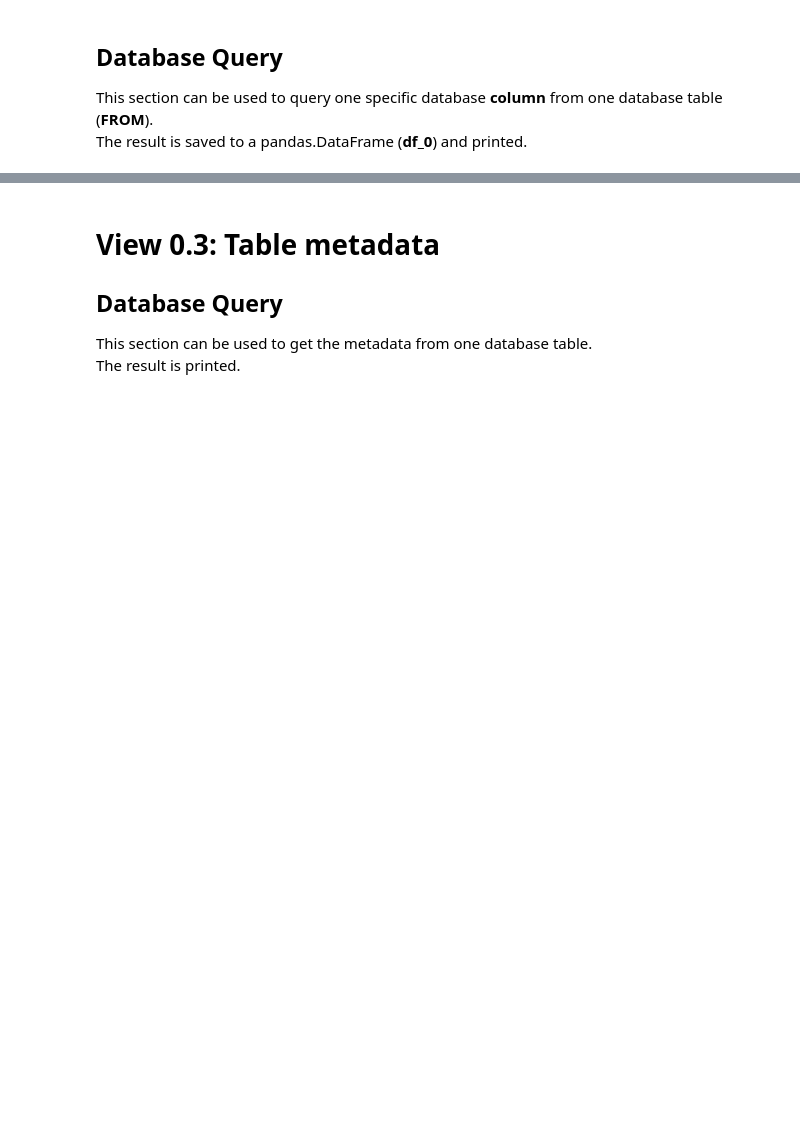
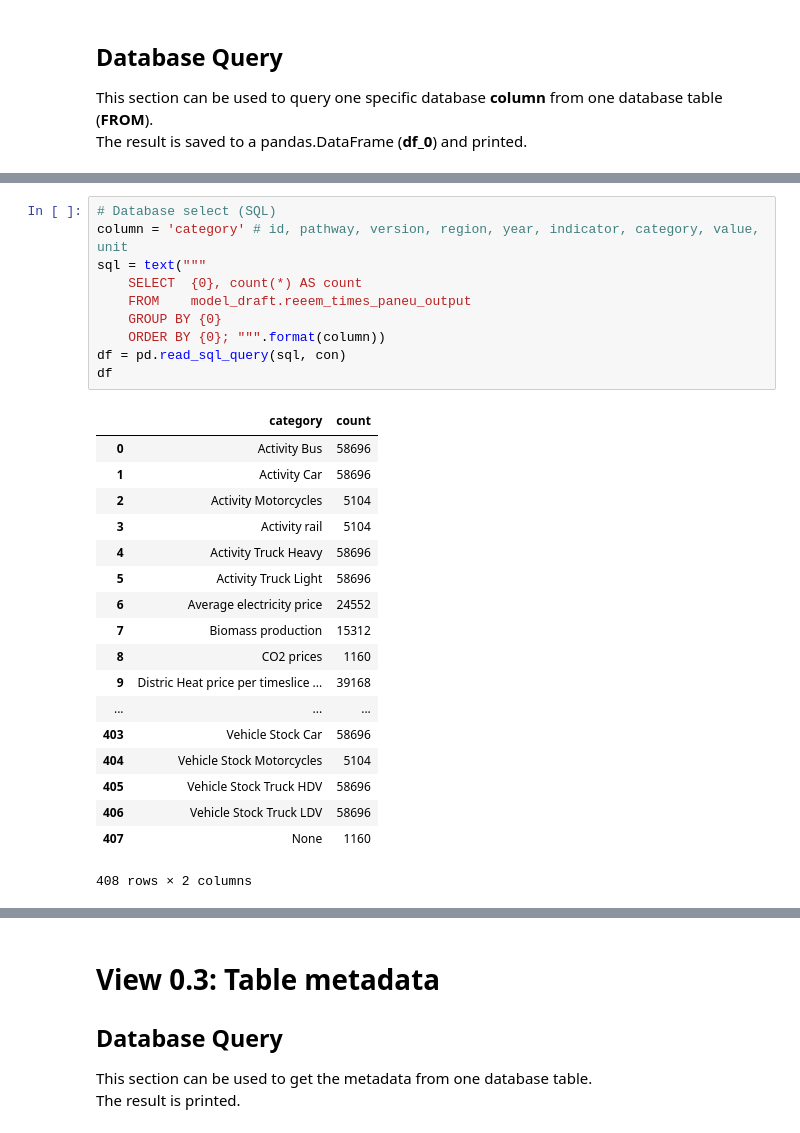
Before and after one commit to ReeemProject/reeem_db, a Jupyter notebook: database_views/reeem_jupyter/reeem_db_plot_TIMESPanEU_Output.ipynb, the cells around one changed output, grey strips where cells are left out. Saved outputs shown, nothing was run; the diff lists cells and outputs as text; blank space fills up the shorter version.

```diff
--- a/database_views/reeem_jupyter/reeem_db_plot_TIMESPanEU_Output.ipynb
+++ b/database_views/reeem_jupyter/reeem_db_plot_TIMESPanEU_Output.ipynb
@@ -105,0 +158,29 @@ df
+# %%
+# Database select (SQL)
+column = 'category' # id, pathway, version, region, year, indicator, category, value, unit
+sql = text("""
+    SELECT  {0}, count(*) AS count
+    FROM    model_draft.reeem_times_paneu_output
+    GROUP BY {0}
+    ORDER BY {0}; """.format(column))
+df = pd.read_sql_query(sql, con)
+df
+# %% [output]
+|  | category | count |
+| 0 | Activity Bus | 58696 |
+| 1 | Activity Car | 58696 |
+| 2 | Activity Motorcycles | 5104 |
+| 3 | Activity rail | 5104 |
+| 4 | Activity Truck Heavy | 58696 |
+| 5 | Activity Truck Light | 58696 |
+| 6 | Average electricity price | 24552 |
+| 7 | Biomass production | 15312 |
+| 8 | CO2 prices | 1160 |
+| 9 | Distric Heat price per timeslice ... | 39168 |
+| ... | ... | ... |
+| 403 | Vehicle Stock Car | 58696 |
+| 404 | Vehicle Stock Motorcycles | 5104 |
+| 405 | Vehicle Stock Truck HDV | 58696 |
+| 406 | Vehicle Stock Truck LDV | 58696 |
+| 407 | None | 1160 |
+408 rows × 2 columns
```
Also changed, not shown: parts of 11 cells of this notebook, 2 other files.
